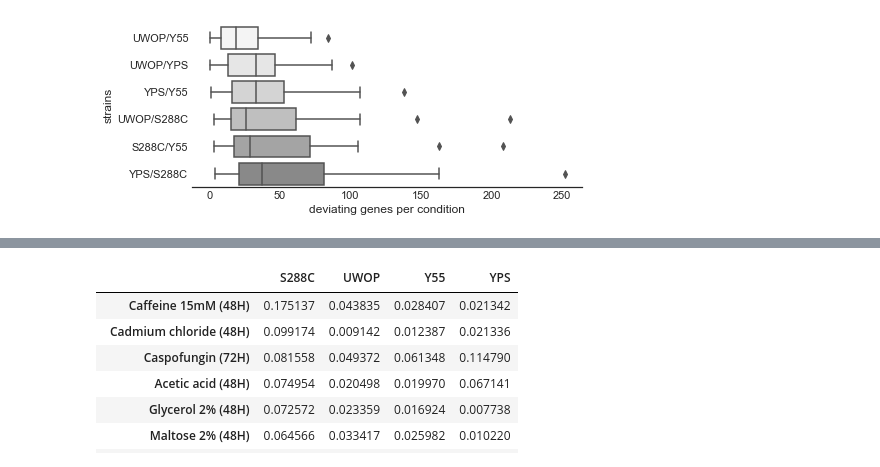
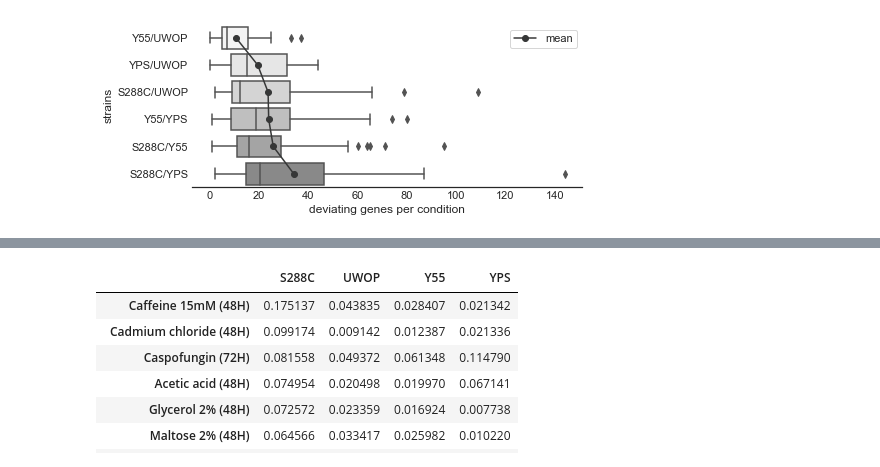
Before and after one commit to mgalardini/2018koyeast, a Jupyter notebook: notebooks/deviating_genes.ipynb, the cells around one changed output, grey strips where cells are left out. Drawn from its saved outputs; the diff is of its cells as text; code cells hidden in the pictures.

Commit message:
Deviating s-scores analysis overhaul

```diff
--- a/notebooks/deviating_genes.ipynb
+++ b/notebooks/deviating_genes.ipynb
@@ -74,9 +100,9 @@ x, y = get_null(bm)
 # %%
-def get_deviating_scores(m, s1, s2, x, y):
+def get_deviating_scores(m, s1, s2, x, y, z):
     a1 = m[s1]
     a2 = m[s2]
     v1 = (a1 + a2)
-    v2 = (a1 - a2)
+    v2 = abs(a1 - a2)
     v1.name = 'sum'
     v2.name = 'sub'
     w = a1.to_frame().join(a2.to_frame())
@@ -84,12 +110,17 @@ def get_deviating_scores(m, s1, s2, x, y):
     w['var'] = np.interp((a1 + a2),
                          x,
                          y)
-    w['pval'] = [1 - stats.norm.cdf(np.abs(x/y), loc=0, scale=y)
-                 for x,y in w[['sub', 'var']].values]
+    w['mean'] = np.interp((a1 + a2),
+                     x,
+                     z)
+    w['pval'] = [1 - stats.norm.cdf(x, loc=z, scale=y)
+                 for x,y,z in w[['sub', 'var', 'mean']].values]
     w['qval'] = sm.stats.multipletests(w['pval'], method='fdr_bh')[1]
     return w
 # %%
-m = pd.read_table(scores, index_col=[0, 1, 2])['score']
+m = pd.read_table(scores, index_col=[0, 1, 2])
+m = m[~m.index.duplicated()].dropna()
+m['phenotype'] = m['qvalue'] <= 0.05
 # %%
 ps = {}
 pc = {}
@@ -200,12 +224,19 @@ plt.title('significant s-scores diffrences');
 # %%
 plt.figure(figsize=(7, 3))
 
-sns.boxplot(data=r1,
+sns.boxplot(data=r2,
             x='different',
             y='strains',
-            order=r1.groupby('strains').mean()['different'].sort_values().index,
+            order=r2.groupby('strains').mean()['different'].sort_values().index,
             palette=sns.color_palette('Greys', 10))
+plt.plot([r2[r2['strains'] == s].mean()['different']
+          for s in r2.groupby('strains').mean()['different'].sort_values().index],
+         range(len(set(r2['strains']))),
+         'o-',
+         color=sns.xkcd_rgb['dark grey'],
+         label='mean')
+plt.legend(frameon=True)
 plt.xlabel('deviating genes per condition')
 sns.despine(left=True);
 # %% [output]
-[figure, old version]
+[figure, new version]
```
Also changed, not shown: parts of 9 cells of this notebook, 1 other file.
